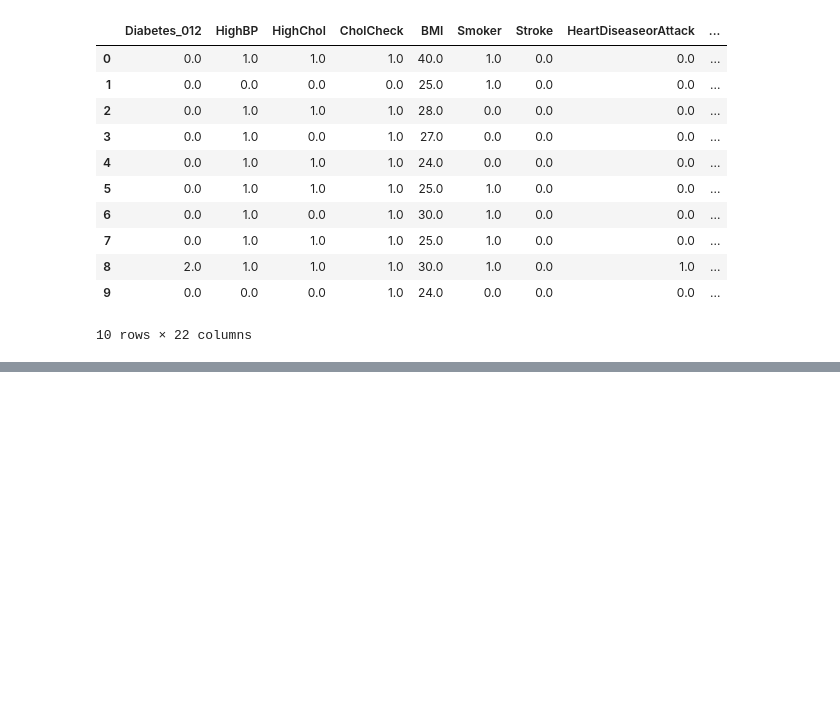
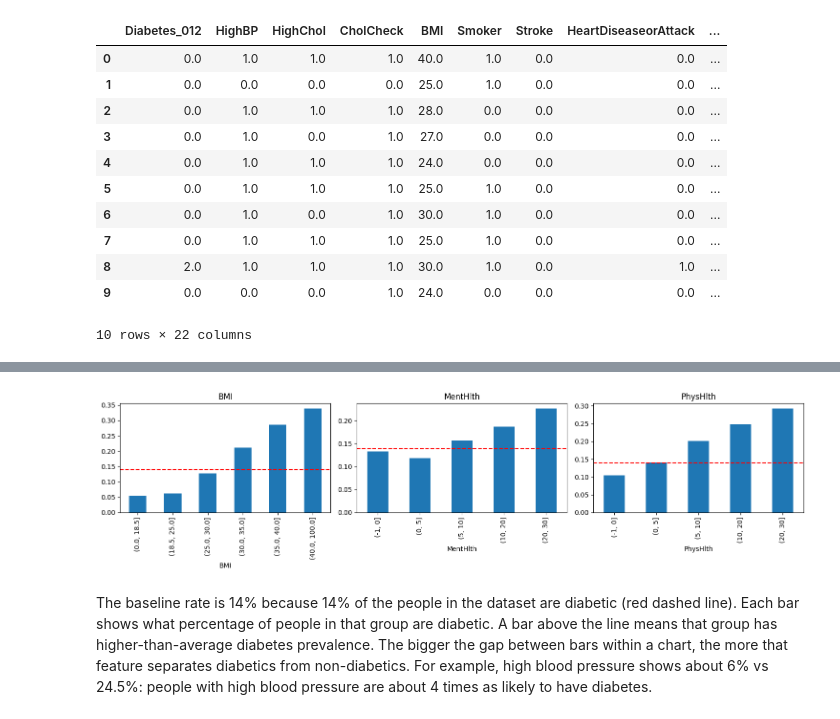
Before and after one commit to zuleykabenavides/diabetes-risk-analysis, a Jupyter notebook: analysis.ipynb, the cells around one changed output, grey strips where cells are left out. Cells and saved outputs as stored; diff of their text form; code cells hidden in the pictures; blank space fills up the shorter version.

```diff
--- a/analysis.ipynb
+++ b/analysis.ipynb
@@ -293,0 +234,22 @@ plt.legend()
+# %%
+# Investigating column relationships for continuos categories
+# Ranges chosen on purpose: standard BMI categories, and day counts from none to most days
+bins = {
+    'BMI': [0, 18.5, 25, 30, 35, 40, 100],
+    'MentHlth': [-1, 0, 5, 10, 20, 30],
+    'PhysHlth': [-1, 0, 5, 10, 20, 30]
+}
+
+fig, axs = plt.subplots(nrows=1, ncols=3, figsize=(15, 4))
+
+for ax, col in zip(axs, continuous_cols):
+    binned = pd.cut(df[col], bins=bins[col])  # Puts each value into its range
+    df.groupby(binned, observed=True)['Diabetes'].mean().plot(kind='bar', title=col, ax=ax)
+    ax.axhline(df['Diabetes'].mean(), color='red', linestyle='dashed')
+
+plt.tight_layout()
+plt.show()
+# %% [output]
+[figure, added]
+# %% [markdown]
+The baseline rate is 14% because 14% of the people in the dataset are diabetic (red dashed line). Each bar shows what percentage of people in that group are diabetic. A bar above the line means that group has higher-than-average diabetes prevalence. The bigger the gap between bars within a chart, the more that feature separates diabetics from non-diabetics. For example, high blood pressure shows about 6% vs 24.5%: people with high blood pressure are about 4 times as likely to have diabetes.
```
Also changed, not shown: parts of 79 cells of this notebook.
